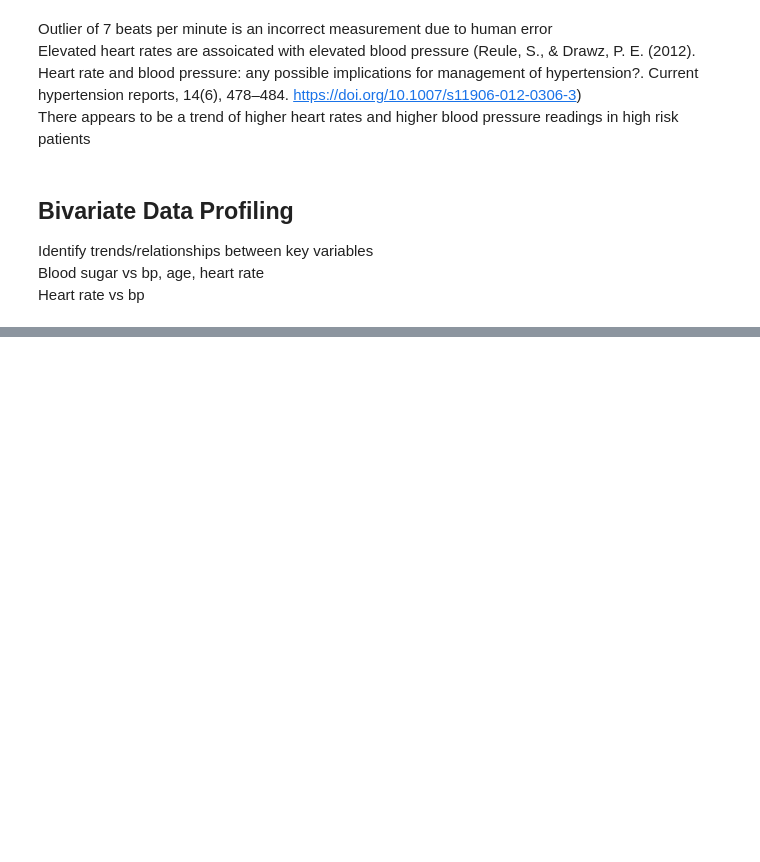
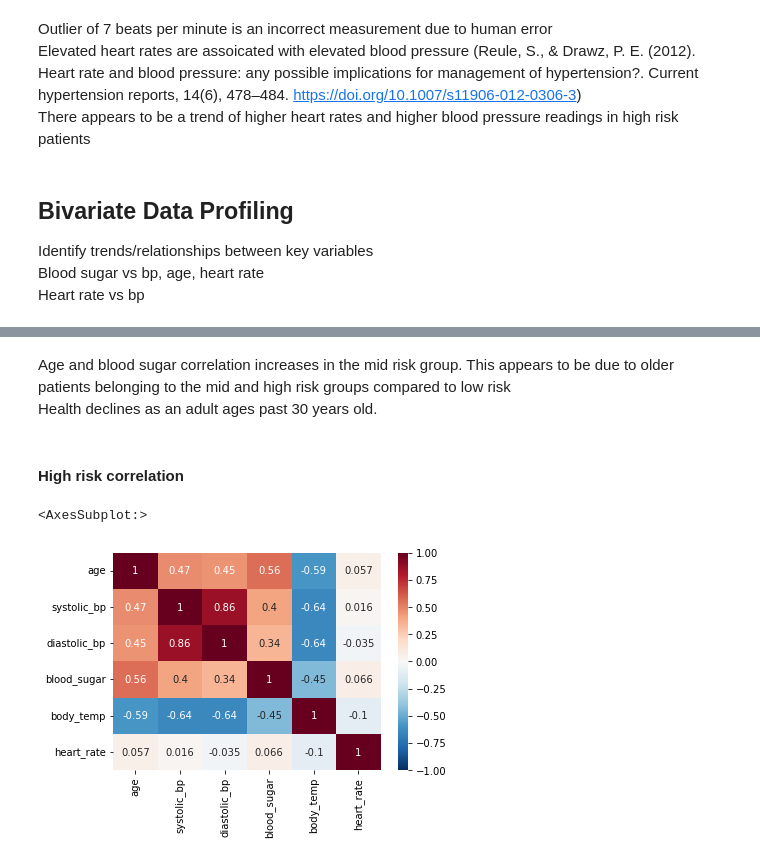
Before and after one commit to Fullcure3/maternal_risk, a Jupyter notebook: maternal_risk.ipynb, the cells around one changed output, grey strips where cells are left out. Cells and saved outputs as stored; diff of their text form; code cells hidden in the pictures; blank space fills up the shorter version.

```diff
--- a/maternal_risk.ipynb
+++ b/maternal_risk.ipynb
@@ -247,0 +299,17 @@ Heart rate vs bp
+# %% [markdown]
+Age and blood sugar correlation increases in the mid risk group. This appears to be due to older patients belonging to the mid and high risk groups compared to low risk<br>
+Health declines as an adult ages past 30 years old.
+# %% [markdown]
+#### High risk correlation
+# %%
+# Filter by risk level and select only numeric columns
+high_risk = maternal_risk[maternal_risk.risk_level == 'high risk'].select_dtypes(include=np.number)
+
+# Create a correlation matrix to visualize the correlations of the numeric columns
+corr_matrix = high_risk.corr()
+
+# Heatmap visualization to identify correlated variables
+sns.heatmap(corr_matrix, annot=True, vmin=-1, vmax=1, cmap='RdBu_r')
+# %% [output]
+<AxesSubplot:>
+[figure, added]
```
Also changed, not shown: parts of 14 cells of this notebook.
